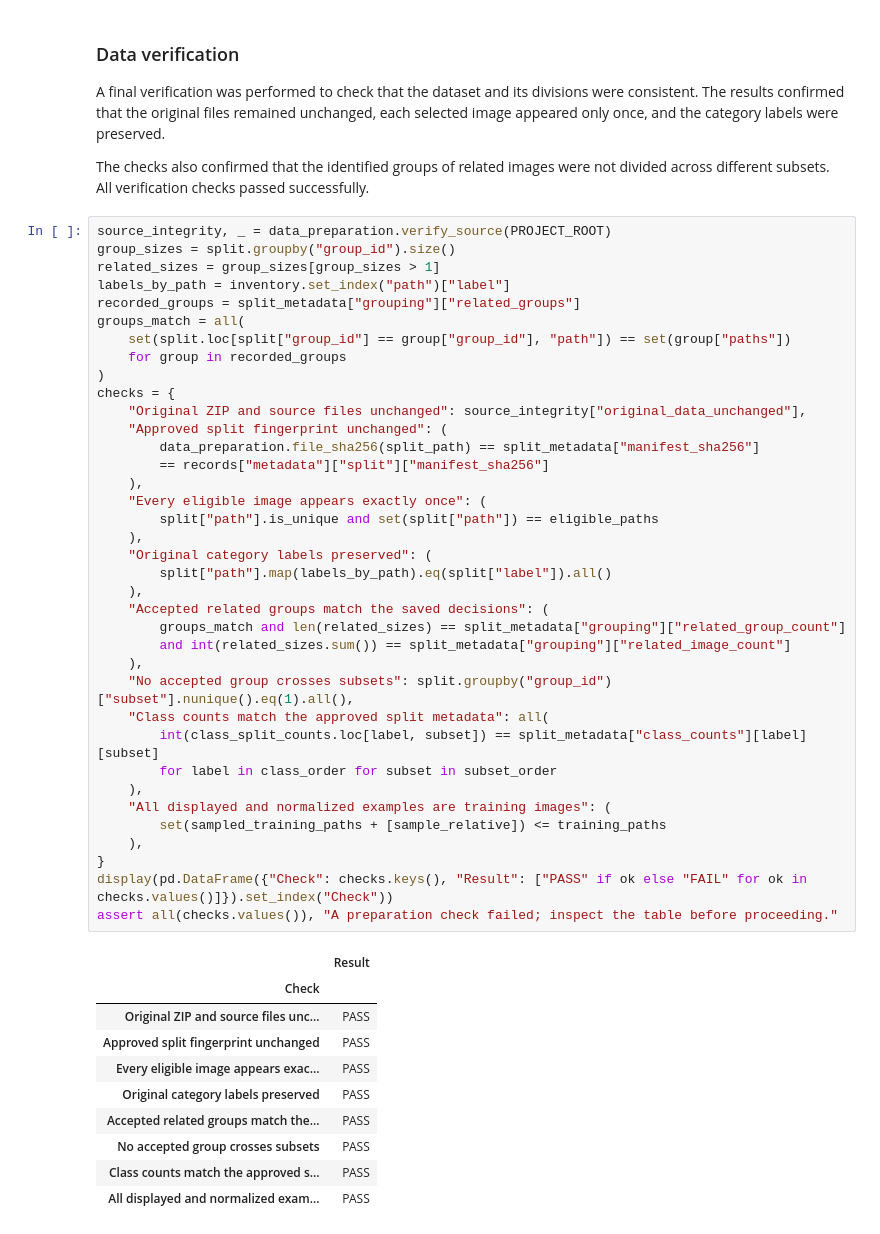
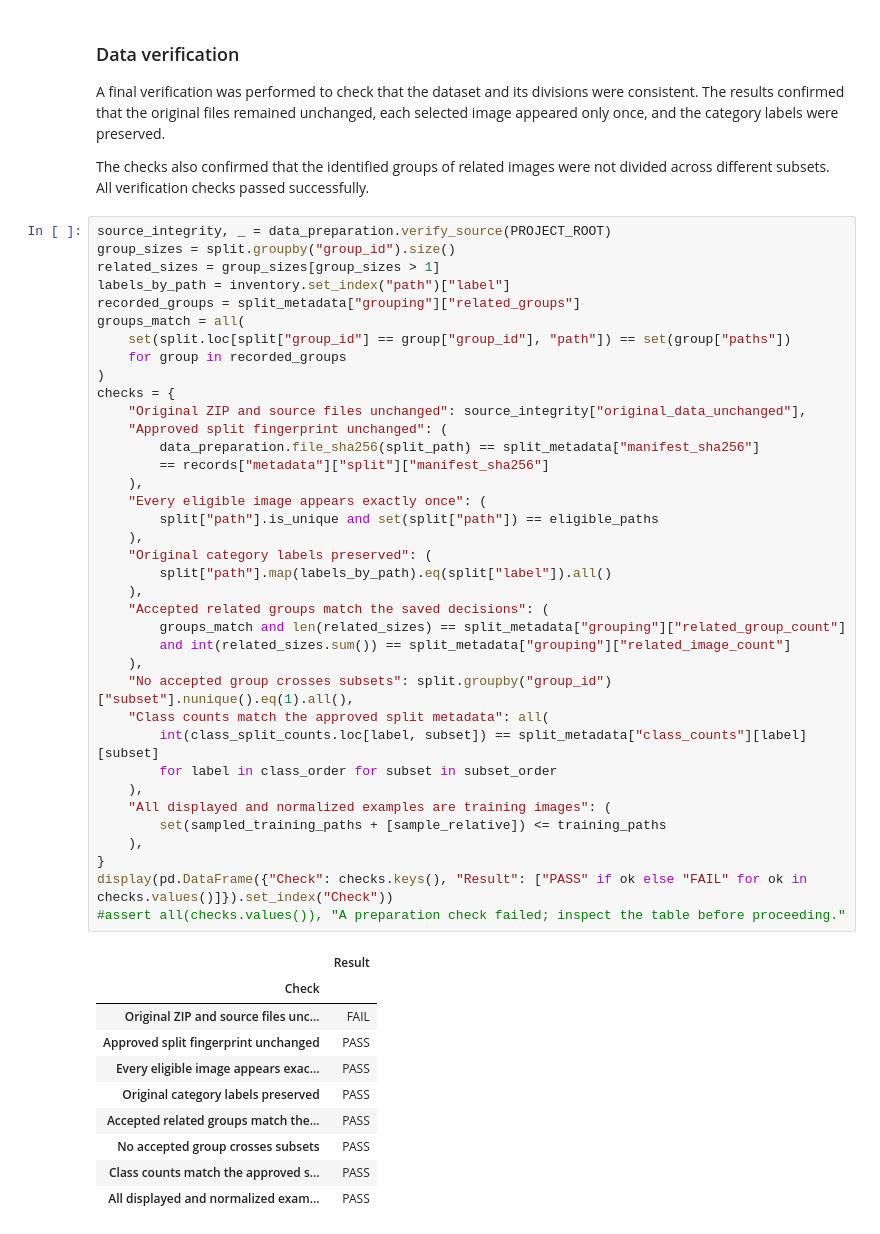
Before and after one commit to dspedrazag/WasteWise, a Jupyter notebook: playground.ipynb, the cells around one changed output. Cells and saved outputs as stored; diff of their text form.

```diff
--- a/playground.ipynb
+++ b/playground.ipynb
@@ -519,35 +601,35 @@ groups_match = all(
 )
 checks = {
     "Original ZIP and source files unchanged": source_integrity["original_data_unchanged"],
     "Approved split fingerprint unchanged": (
         data_preparation.file_sha256(split_path) == split_metadata["manifest_sha256"]
         == records["metadata"]["split"]["manifest_sha256"]
     ),
     "Every eligible image appears exactly once": (
         split["path"].is_unique and set(split["path"]) == eligible_paths
     ),
     "Original category labels preserved": (
         split["path"].map(labels_by_path).eq(split["label"]).all()
     ),
     "Accepted related groups match the saved decisions": (
         groups_match and len(related_sizes) == split_metadata["grouping"]["related_group_count"]
         and int(related_sizes.sum()) == split_metadata["grouping"]["related_image_count"]
     ),
     "No accepted group crosses subsets": split.groupby("group_id")["subset"].nunique().eq(1).all(),
     "Class counts match the approved split metadata": all(
         int(class_split_counts.loc[label, subset]) == split_metadata["class_counts"][label][subset]
         for label in class_order for subset in subset_order
     ),
     "All displayed and normalized examples are training images": (
         set(sampled_training_paths + [sample_relative]) <= training_paths
     ),
 }
 display(pd.DataFrame({"Check": checks.keys(), "Result": ["PASS" if ok else "FAIL" for ok in checks.values()]}).set_index("Check"))
-assert all(checks.values()), "A preparation check failed; inspect the table before proceeding."
+#assert all(checks.values()), "A preparation check failed; inspect the table before proceeding."
 # %% [output]
 |  | Result |
 | Check |  |
-| Original ZIP and source files unc... | PASS |
+| Original ZIP and source files unc... | FAIL |
 | Approved split fingerprint unchanged | PASS |
 | Every eligible image appears exac... | PASS |
 | Original category labels preserved | PASS |
```
Also changed, not shown: parts of 21 cells of this notebook, 8 other files.
